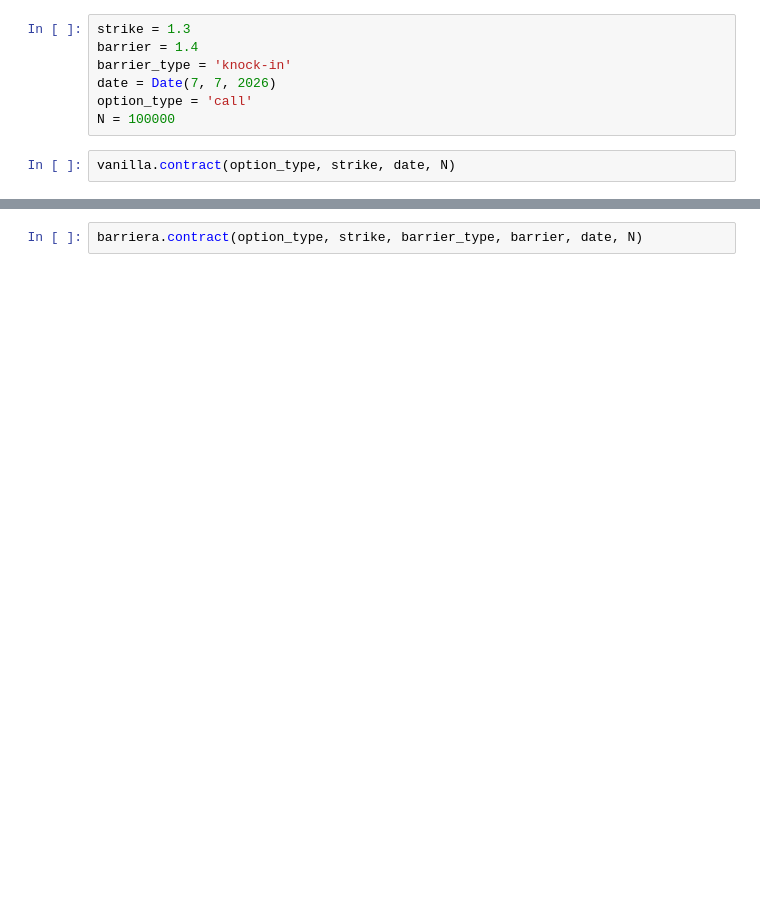
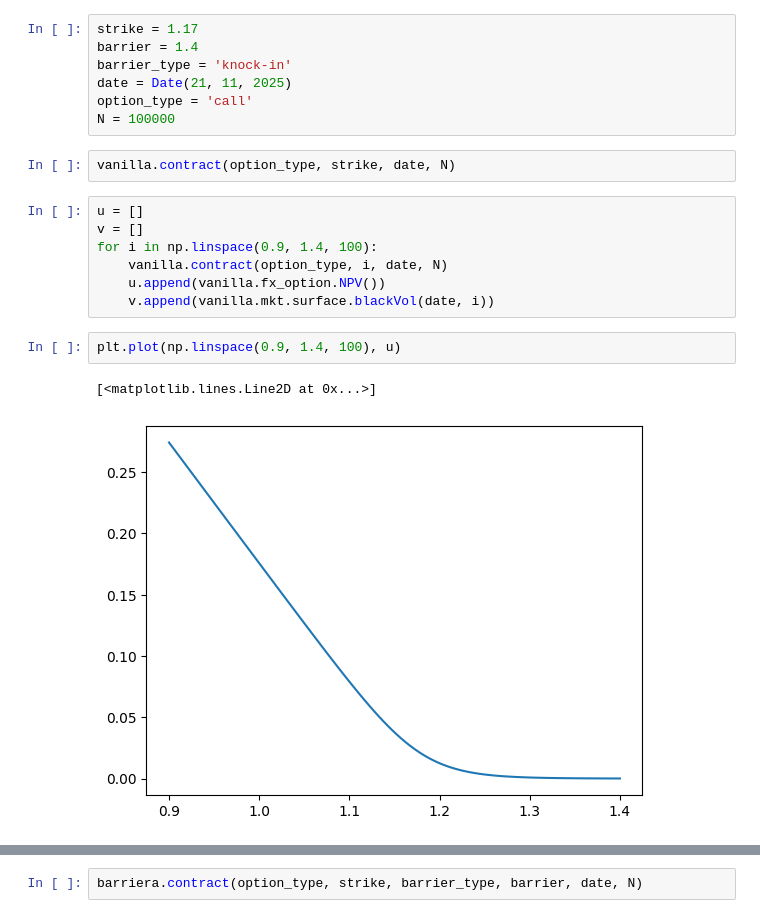
Before and after one commit to federicorug/FX, a Jupyter notebook: test.ipynb, the cells around one changed output, grey strips where cells are left out. Saved outputs shown, nothing was run; the diff lists cells and outputs as text; blank space fills up the shorter version.

```diff
--- a/test.ipynb
+++ b/test.ipynb
@@ -9,11 +12,23 @@ barriera.mkt = vanilla.mkt
 digi = DigOption()
 digi.mkt = vanilla.mkt
 # %%
-strike = 1.3
+strike = 1.17
 barrier = 1.4
 barrier_type = 'knock-in'
-date = Date(7, 7, 2026)
+date = Date(21, 11, 2025)
 option_type = 'call'
 N = 100000
 # %%
 vanilla.contract(option_type, strike, date, N)
+# %%
+u = []
+v = []
+for i in np.linspace(0.9, 1.4, 100):
+    vanilla.contract(option_type, i, date, N)
+    u.append(vanilla.fx_option.NPV())
+    v.append(vanilla.mkt.surface.blackVol(date, i))
+# %%
+plt.plot(np.linspace(0.9, 1.4, 100), u)
+# %% [output]
+[<matplotlib.lines.Line2D at 0x...>]
+[figure, added]
```
Also changed, not shown: parts of 27 cells of this notebook, 3 other files.
